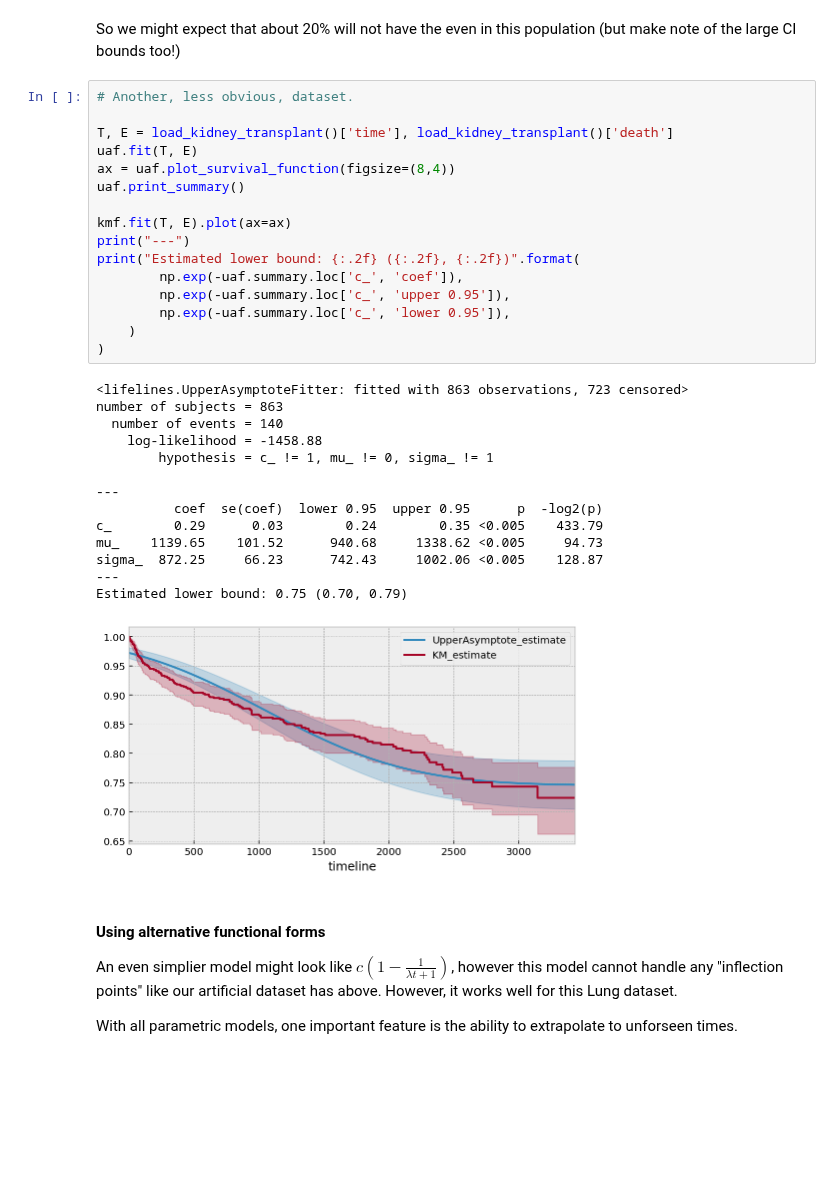
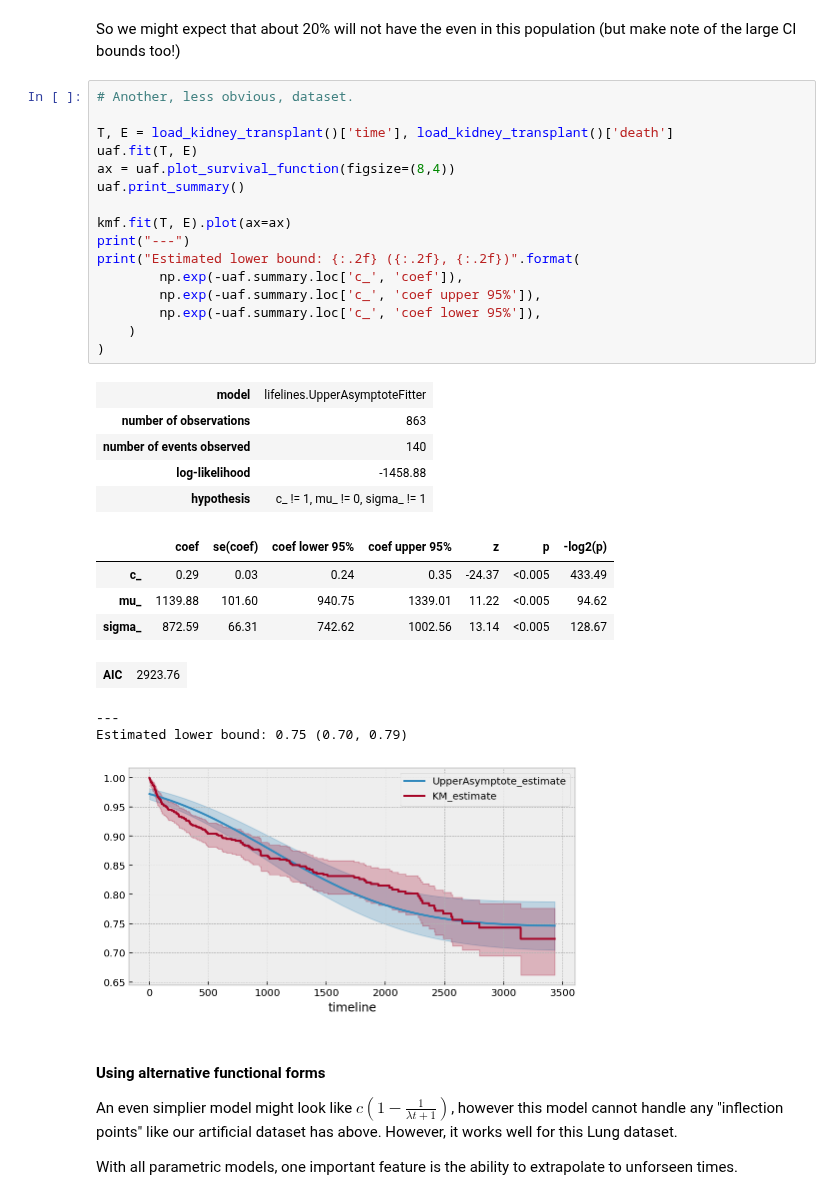
Before and after one commit to CamDavidsonPilon/lifelines, a Jupyter notebook: docs/jupyter_notebooks/Modelling time-lagged conversion rates.ipynb, the cells around one changed output. Drawn from its saved outputs; the diff is of its cells as text; blank space fills up the shorter version.

```diff
--- a/docs/jupyter_notebooks/Modelling time-lagged conversion rates.ipynb
+++ b/docs/jupyter_notebooks/Modelling time-lagged conversion rates.ipynb
@@ -177,34 +171,33 @@ So we might expect that about 20% will not have the even in this population (but
 # %%
 # Another, less obvious, dataset.
 
 T, E = load_kidney_transplant()['time'], load_kidney_transplant()['death']
 uaf.fit(T, E)
 ax = uaf.plot_survival_function(figsize=(8,4))
 uaf.print_summary()
 
 kmf.fit(T, E).plot(ax=ax)
 print("---")
 print("Estimated lower bound: {:.2f} ({:.2f}, {:.2f})".format(
         np.exp(-uaf.summary.loc['c_', 'coef']),
-        np.exp(-uaf.summary.loc['c_', 'upper 0.95']),
-        np.exp(-uaf.summary.loc['c_', 'lower 0.95']),
+        np.exp(-uaf.summary.loc['c_', 'coef upper 95%']),
+        np.exp(-uaf.summary.loc['c_', 'coef lower 95%']),
     )
 )
 # %% [output]
+| model | lifelines.UpperAsymptoteFitter |
+| number of observations | 863 |
+| number of events observed | 140 |
+| log-likelihood | -1458.88 |
+| hypothesis | c_ != 1, mu_ != 0, sigma_ != 1 |
+|  | coef | se(coef) | coef lower 95% | coef upper 95% | z | p | -log2(p) |
+| c_ | 0.29 | 0.03 | 0.24 | 0.35 | -24.37 | <0.005 | 433.49 |
+| mu_ | 1139.88 | 101.60 | 940.75 | 1339.01 | 11.22 | <0.005 | 94.62 |
+| sigma_ | 872.59 | 66.31 | 742.62 | 1002.56 | 13.14 | <0.005 | 128.67 |
+| AIC | 2923.76 |
-<lifelines.UpperAsymptoteFitter: fitted with 863 observations, 723 censored>
-number of subjects = 863
-  number of events = 140
-    log-likelihood = -1458.88
-        hypothesis = c_ != 1, mu_ != 0, sigma_ != 1
-
----
-          coef  se(coef)  lower 0.95  upper 0.95      p  -log2(p)
-c_        0.29      0.03        0.24        0.35 <0.005    433.79
-mu_    1139.65    101.52      940.68     1338.62 <0.005     94.73
-sigma_  872.25     66.23      742.43     1002.06 <0.005    128.87
 ---
 Estimated lower bound: 0.75 (0.70, 0.79)
-[figure, old version]
+[figure, new version]
 # %% [markdown]
 #### Using alternative functional forms
 
```
Also changed, not shown: parts of 8 cells of this notebook, 1 other file.
